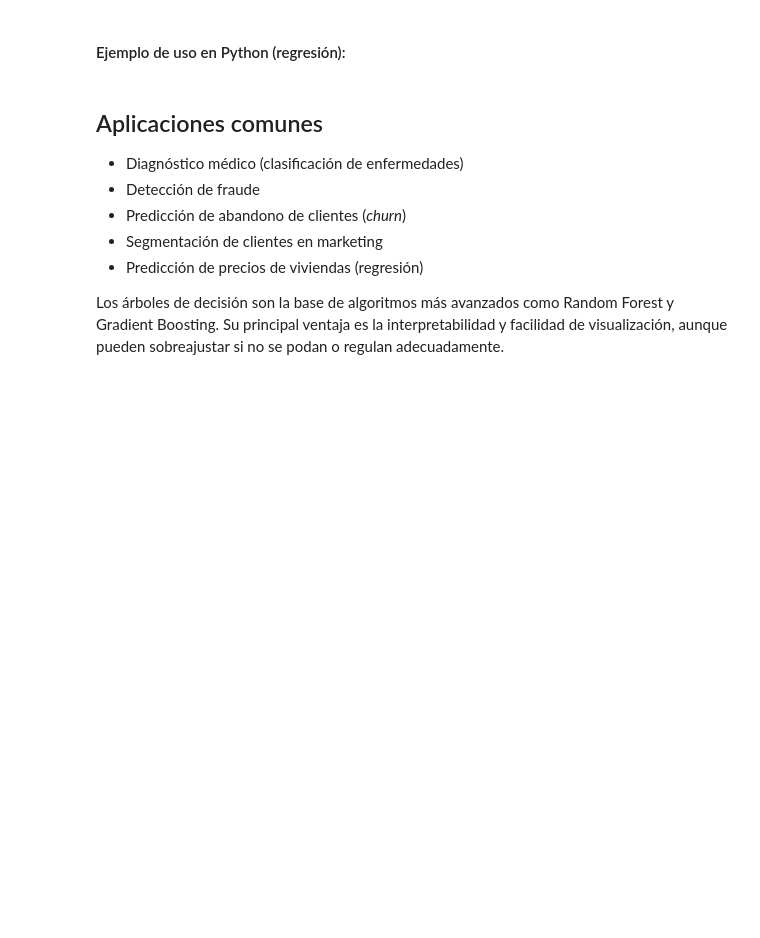
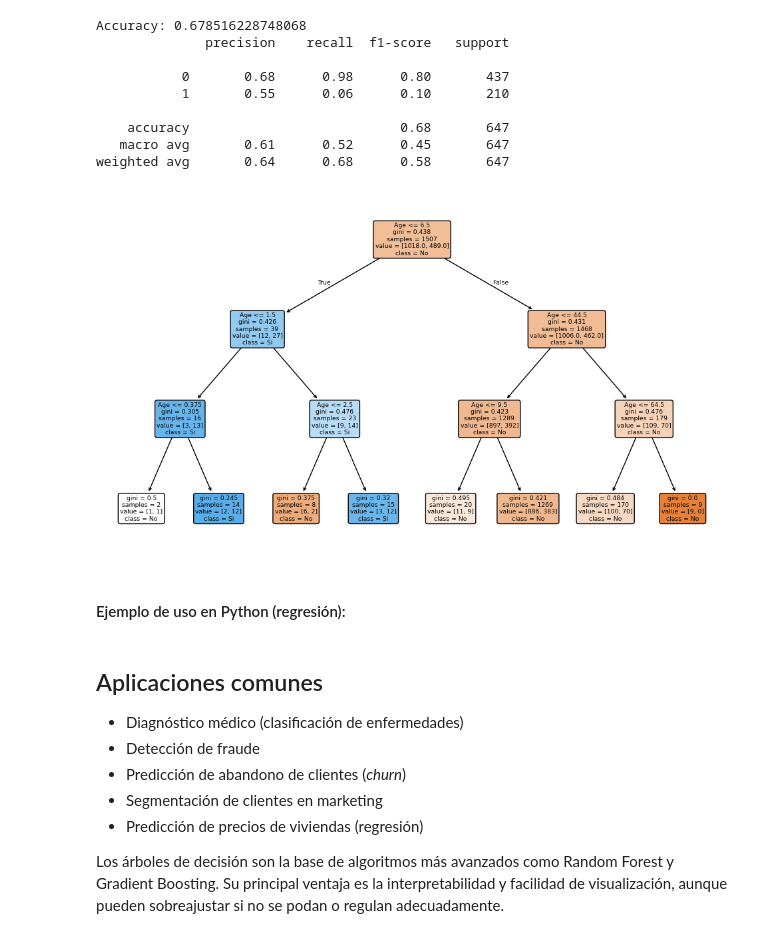
Before and after one commit to paranedagarcia/Cienciadedatos, a Jupyter notebook: 6.Aprendizaje supervisado/Arboles.ipynb, the cells around one changed output. Drawn from its saved outputs; the diff is of its cells as text; code cells hidden in the pictures; blank space fills up the shorter version.

```diff
--- a/6.Aprendizaje supervisado/Arboles.ipynb
+++ b/6.Aprendizaje supervisado/Arboles.ipynb
@@ -91,3 +138,47 @@ print(clf.predict([[1, 1]]))  # Salida esperada: [1]
+# %%
+from sklearn.metrics import accuracy_score, classification_report, confusion_matrix
+import matplotlib.pyplot as plt
+
+# Cargar y preparar datos
+df = pd.read_csv('../data/titanic5_price_clean.csv')
+df = df[['Survived', 'Age', 'Sex']].dropna(subset=['Survived', 'Age', 'Sex'])
+
+# Codificar sexo (male=1, female=0)
+df['Sex_male'] = df['Sex'].map({'male': 1, 'female': 0})
+
+# Características y etiqueta
+X_t = df[['Age', 'Sex_male']].values
+y_t = df['Survived'].astype(int).values
+
+# División entrenamiento/prueba
+X_train, X_test, y_train, y_test = train_test_split(X_t, y_t, test_size=0.3, random_state=42, stratify=y_t)
+
+# Entrenar árbol de decisión
+clf = DecisionTreeClassifier(criterion='gini', max_depth=3, random_state=0)
+clf.fit(X_train, y_train)
+
+# Evaluación
+y_pred = clf.predict(X_test)
+print("Accuracy:", accuracy_score(y_test, y_pred))
+print(classification_report(y_test, y_pred))
+
+# Visualizar árbol
+
+plt.figure(figsize=(12,7))
+plot_tree(clf, feature_names=['Age','Sex_male'], class_names=['No','Si'], filled=True, rounded=True)
+plt.show()
+# El árbol resultante mostraría cómo las decisiones se basan en estos atributos para predecir la supervivencia
+# %% [output]
+Accuracy: 0.678516228748068
+              precision    recall  f1-score   support
+
+           0       0.68      0.98      0.80       437
+           1       0.55      0.06      0.10       210
+
+    accuracy                           0.68       647
+   macro avg       0.61      0.52      0.45       647
+weighted avg       0.64      0.68      0.58       647
+[figure, added]
 # %% [markdown]
 #### Ejemplo de uso en Python (regresión):
 # %%
```
Also changed, not shown: parts of 3 cells of this notebook.
